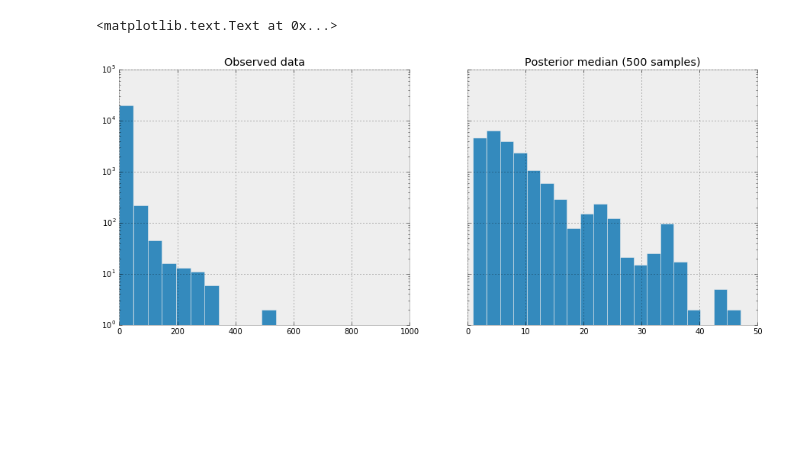
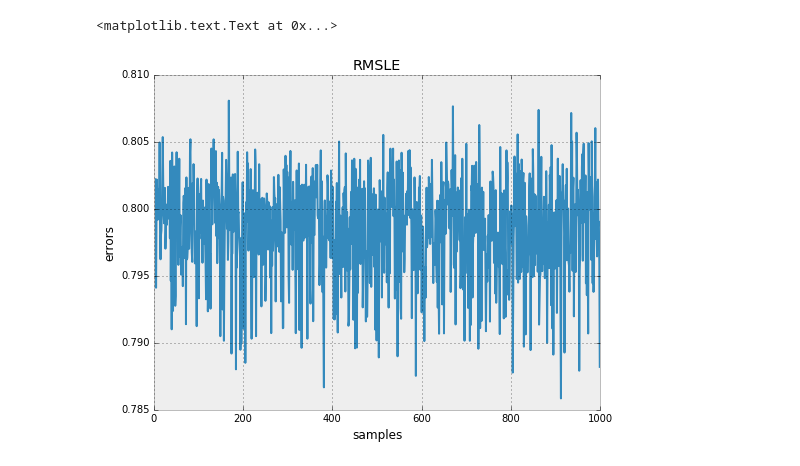
Before and after one commit to ririw/kaggle-bimbo-pymc3, a Jupyter notebook: Poisson model.ipynb, the cells around one changed output. Cells and saved outputs as stored; diff of their text form; code cells hidden in the pictures; blank space fills up the shorter version.

```diff
--- a/Poisson model.ipynb
+++ b/Poisson model.ipynb
@@ -114,11 +148,20 @@ n_samp = ppc.shape[0]
+# %%
+plt.plot(errors)
+plt.title("RMSLE")
+plt.xlabel("samples")
+plt.ylabel("errors")
+# %% [output]
+<matplotlib.text.Text at 0x...>
+[figure, added]
 # %%
-fig,axs = plt.subplots(nrows=1, ncols=2, figsize=(15,6), sharey=True)
+def plot_ppc(ppc_var, name="median"):
+    funs = {"mean":np.mean, "median":np.median}
+    f = funs[name]
+    n_samp = ppc_var.shape[0]
+    fig,axs = plt.subplots(nrows=1, ncols=2, figsize=(15,6), sharey=True)
 
-axs[0].hist(samps.adjusted_demand, bins=20, log=True)
-axs[0].set_title("Observed data")
+    axs[0].hist(train_samp.adjusted_demand, bins=20, log=True)
+    axs[0].set_title("Observed data")
 
-axs[1].hist(np.median(ppc, axis=0), bins=20)
-axs[1].set_title("Posterior median (%d samples)" % n_samp)
+    axs[1].hist(f(ppc_var, axis=0), bins=20)
+    axs[1].set_title("Posterior %s (%d samples)" % (name, n_samp))
-# %% [output]
-<matplotlib.text.Text at 0x...>
-[figure, removed]
```
Also changed, not shown: parts of 30 cells of this notebook.
